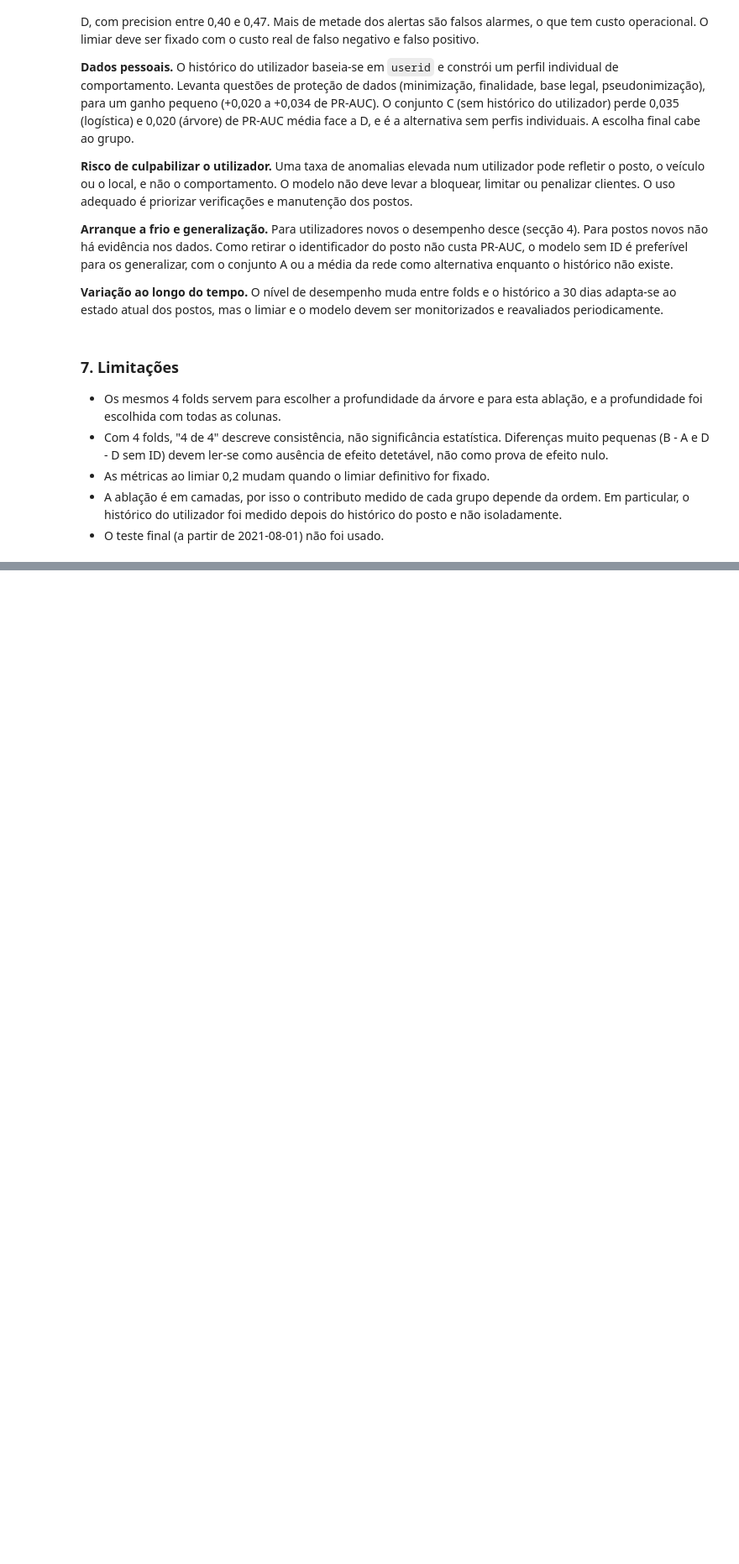
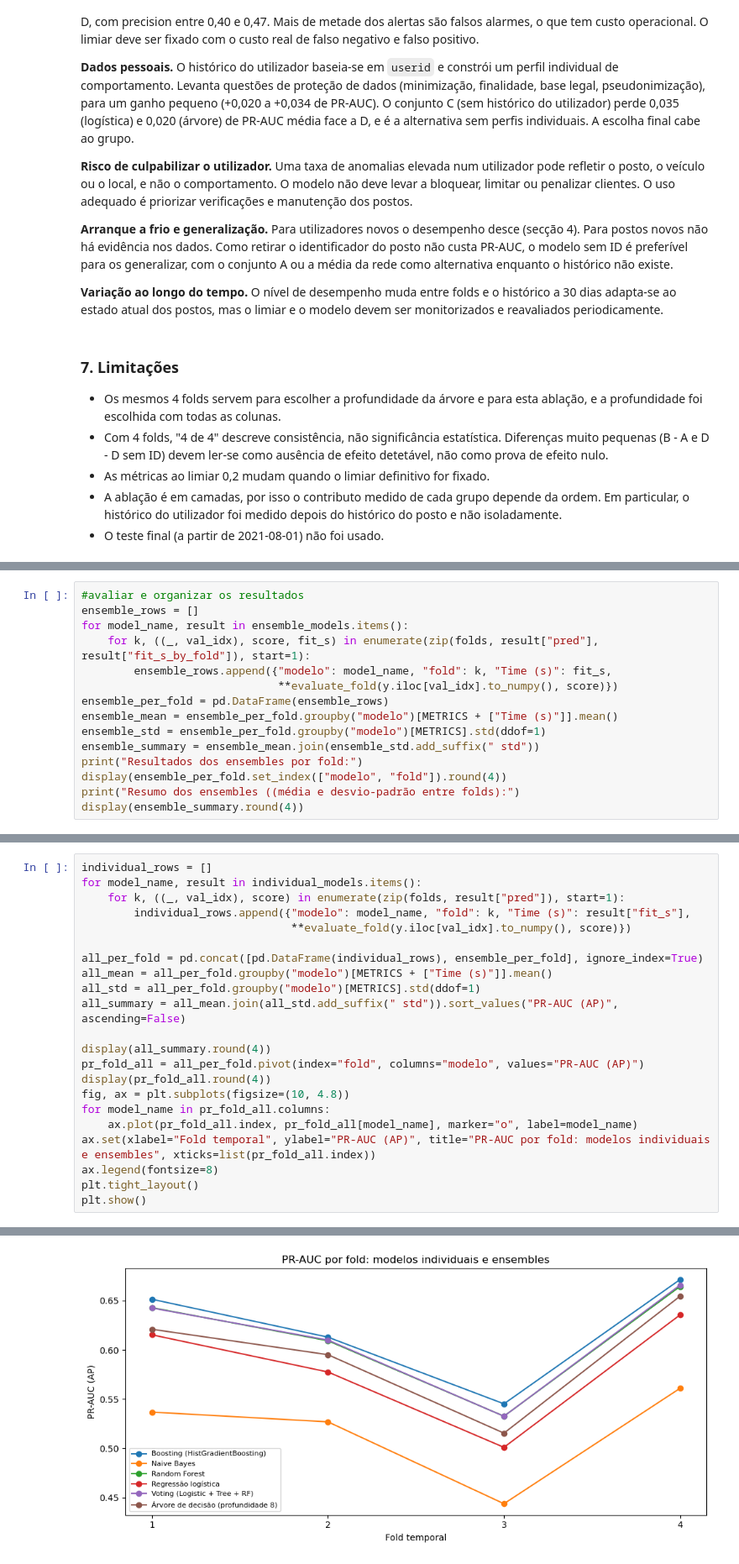
Before and after one commit to marianaCorreiia/MINDD-GPA-1260527-1211883-1231261, a Jupyter notebook: task3.ipynb, the cells around one changed output, grey strips where cells are left out. Shown at 84% size. Drawn from its saved outputs; the diff is of its cells as text; blank space fills up the shorter version.

```diff
--- a/task3.ipynb
+++ b/task3.ipynb
@@ -904,0 +1200,15 @@ PR-AUC do conjunto D por tipo de utilizador (média entre folds):
+# %%
+#avaliar e organizar os resultados
+ensemble_rows = []
+for model_name, result in ensemble_models.items():
+    for k, ((_, val_idx), score, fit_s) in enumerate(zip(folds, result["pred"], result["fit_s_by_fold"]), start=1):
+        ensemble_rows.append({"modelo": model_name, "fold": k, "Time (s)": fit_s,
+                              **evaluate_fold(y.iloc[val_idx].to_numpy(), score)})
+ensemble_per_fold = pd.DataFrame(ensemble_rows)
+ensemble_mean = ensemble_per_fold.groupby("modelo")[METRICS + ["Time (s)"]].mean()
+ensemble_std = ensemble_per_fold.groupby("modelo")[METRICS].std(ddof=1)
+ensemble_summary = ensemble_mean.join(ensemble_std.add_suffix(" std"))
+print("Resultados dos ensembles por fold:")
+display(ensemble_per_fold.set_index(["modelo", "fold"]).round(4))
+print("Resumo dos ensembles ((média e desvio-padrão entre folds):")
+display(ensemble_summary.round(4))
@@ -904,0 +1254,23 @@ PR-AUC do conjunto D por tipo de utilizador (média entre folds):
+# %%
+individual_rows = []
+for model_name, result in individual_models.items():
+    for k, ((_, val_idx), score) in enumerate(zip(folds, result["pred"]), start=1):
+        individual_rows.append({"modelo": model_name, "fold": k, "Time (s)": result["fit_s"],
+                                **evaluate_fold(y.iloc[val_idx].to_numpy(), score)})
+
+all_per_fold = pd.concat([pd.DataFrame(individual_rows), ensemble_per_fold], ignore_index=True)
+all_mean = all_per_fold.groupby("modelo")[METRICS + ["Time (s)"]].mean()
+all_std = all_per_fold.groupby("modelo")[METRICS].std(ddof=1)
+all_summary = all_mean.join(all_std.add_suffix(" std")).sort_values("PR-AUC (AP)", ascending=False)
+
+display(all_summary.round(4))
+pr_fold_all = all_per_fold.pivot(index="fold", columns="modelo", values="PR-AUC (AP)")
+display(pr_fold_all.round(4))
+fig, ax = plt.subplots(figsize=(10, 4.8))
+for model_name in pr_fold_all.columns:
+    ax.plot(pr_fold_all.index, pr_fold_all[model_name], marker="o", label=model_name)
+ax.set(xlabel="Fold temporal", ylabel="PR-AUC (AP)", title="PR-AUC por fold: modelos individuais e ensembles", xticks=list(pr_fold_all.index))
+ax.legend(fontsize=8)
+plt.tight_layout()
+plt.show()
+# %% [output]
@@ -904,0 +1291 @@ PR-AUC do conjunto D por tipo de utilizador (média entre folds):
+[figure, added]
```
Also changed, not shown: parts of 22 cells of this notebook.
